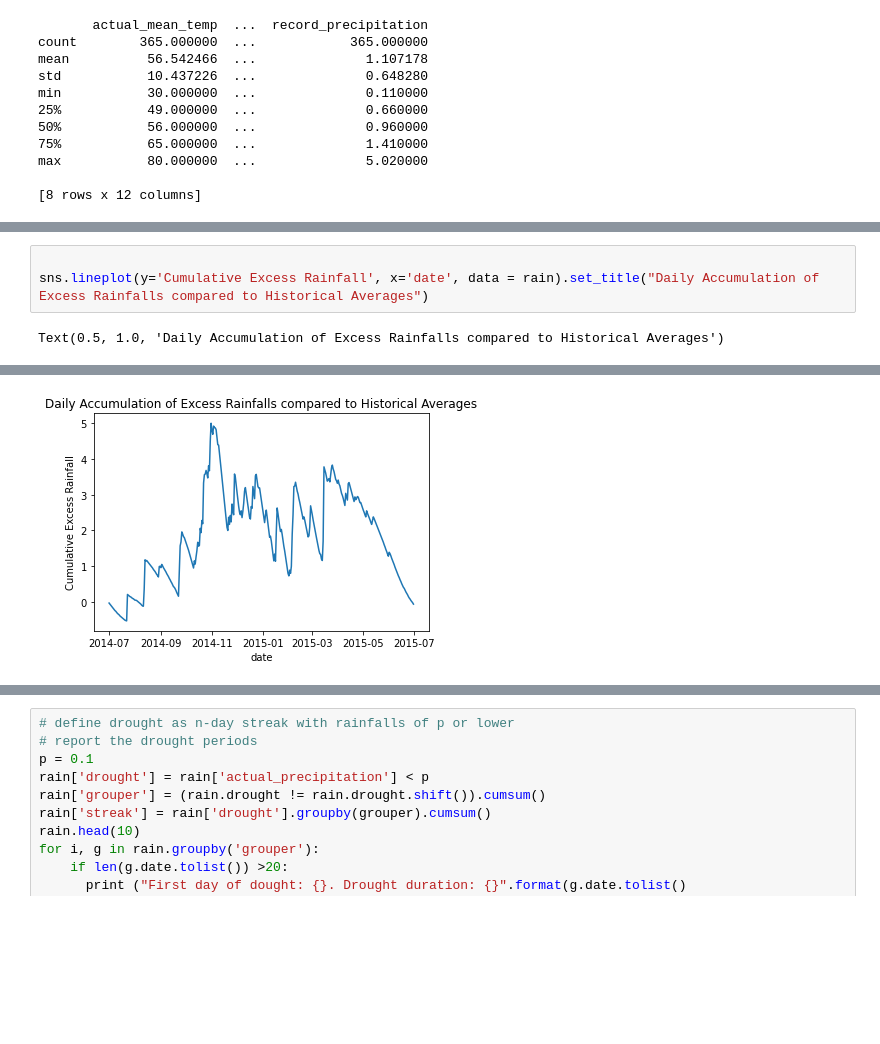
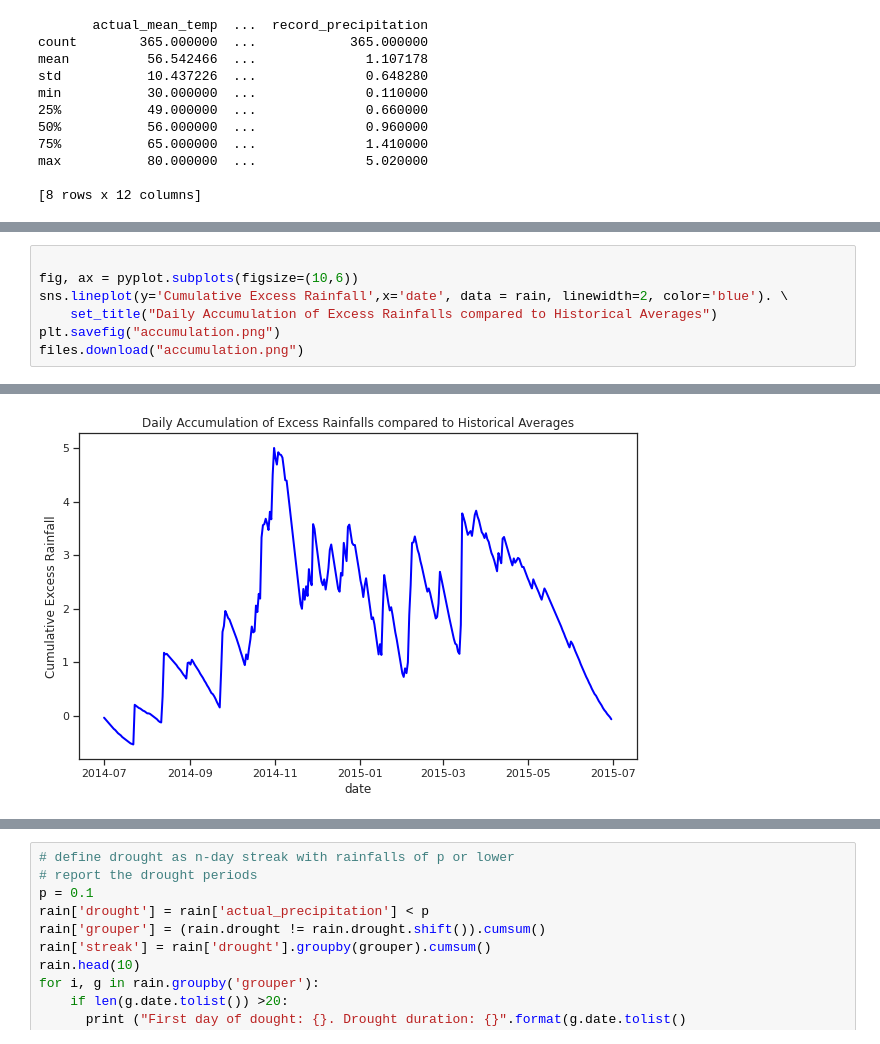
Before and after one commit to nhanle83/Seattle-Rainfalls, a Jupyter notebook: Excess_Rainfall_in_Seattle_2014_2015.ipynb, the cells around one changed output, grey strips where cells are left out. Drawn from its saved outputs; the diff is of its cells as text; blank space fills up the shorter version.

```diff
--- a/Excess_Rainfall_in_Seattle_2014_2015.ipynb
+++ b/Excess_Rainfall_in_Seattle_2014_2015.ipynb
@@ -60,5 +68,8 @@ Text(0.5, 1.0, 'Excess Daily Rainfalls Compared with Historical Averages')
 # %%
 
-sns.lineplot(y='Cumulative Excess Rainfall', x='date', data = rain).set_title("Daily Accumulation of Excess Rainfalls compared to Historical Averages")
+fig, ax = pyplot.subplots(figsize=(10,6))
+sns.lineplot(y='Cumulative Excess Rainfall',x='date', data = rain, linewidth=2, color='blue'). \
+    set_title("Daily Accumulation of Excess Rainfalls compared to Historical Averages")
+plt.savefig("accumulation.png")
+files.download("accumulation.png")
 # %% [output]
-Text(0.5, 1.0, 'Daily Accumulation of Excess Rainfalls compared to Historical Averages')
@@ -65,4 +78,4 @@ Text(0.5, 1.0, 'Daily Accumulation of Excess Rainfalls compared to Historical Av
-[figure, old version]
+[figure, new version]
 # %%
 import seaborn as sns
 sns.set_theme(style="ticks", palette="pastel")
```
Also changed, not shown: parts of 8 cells of this notebook.
